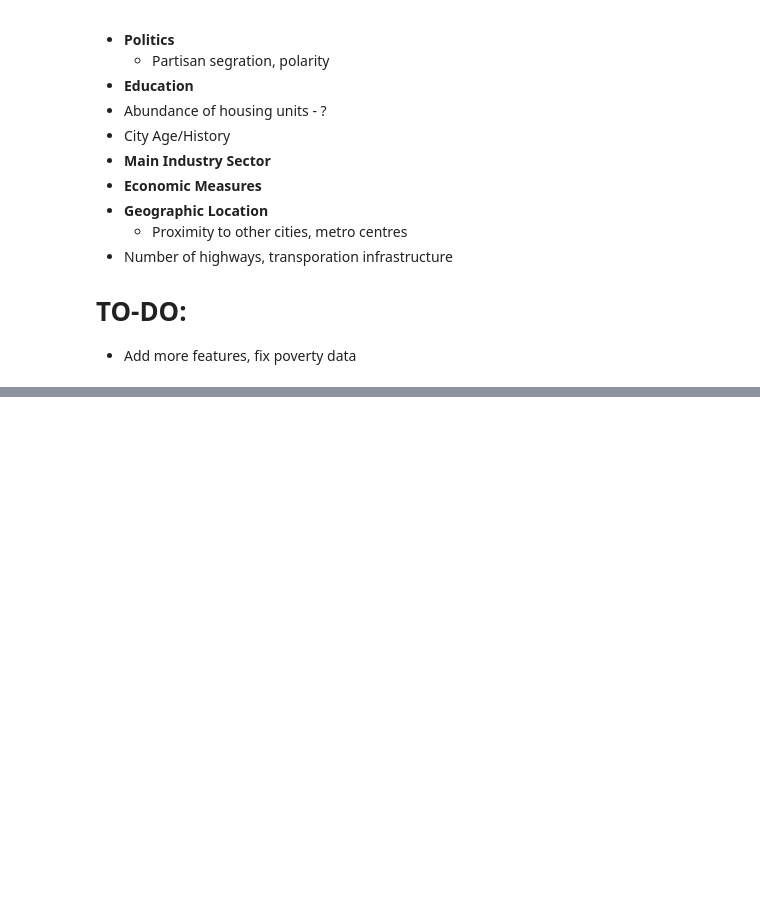
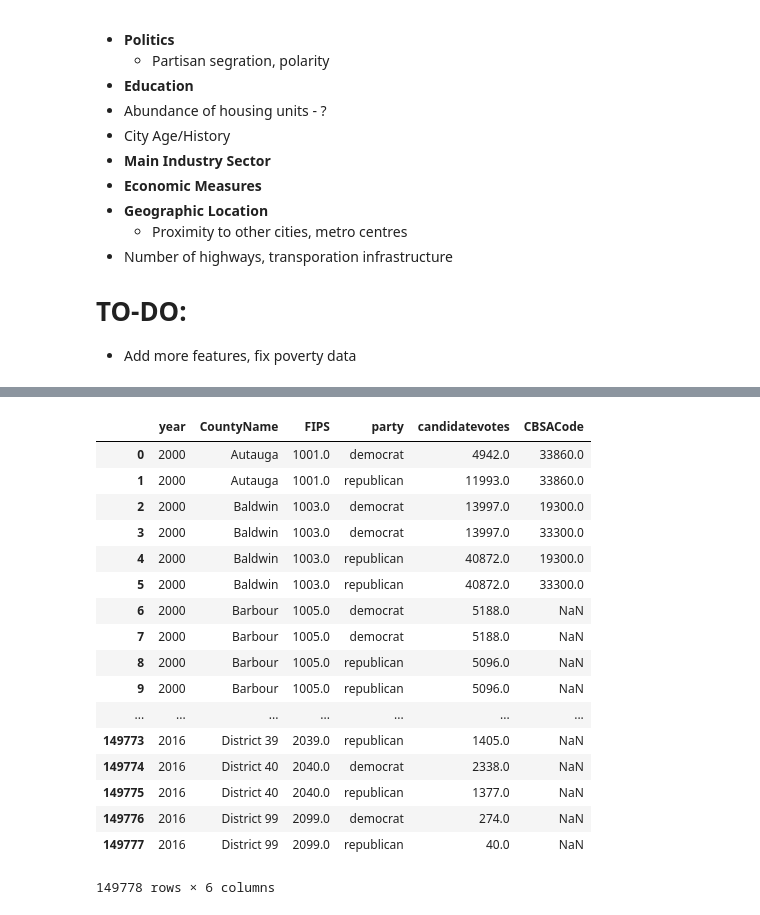
Before and after one commit to agupta01/ds3-zillow, a Jupyter notebook: geographic_eda/create_vectors.ipynb, the cells around one changed output, grey strips where cells are left out. Drawn from its saved outputs; the diff is of its cells as text; code cells hidden in the pictures; blank space fills up the shorter version.

Commit message:
Clean political data

```diff
--- a/geographic_eda/create_vectors.ipynb
+++ b/geographic_eda/create_vectors.ipynb
@@ -179,0 +106,14 @@ political_df
+# %%
+political_df = pd.read_csv('../geographic_eda/countypres_2000-2016.csv')
+political_df = political_df[#(political_df['year'] == 2004) &
+                            ((political_df['party'] == 'democrat')
+                           | (political_df['party'] == 'republican'))] #keep only dem and rep parties
+political_df.drop(
+    ['version', 'state_po', 'state', 'office', 'candidate', 'totalvotes'],
+    axis=1, inplace=True)
+political_df.dropna(subset=['FIPS'], axis=0, inplace=True)
+political_df.rename(columns={'county': 'CountyName'}, inplace=True)
+political_df['CountyName'] = political_df['CountyName'].apply(lambda x: str(x))
+
+print(political_df['party'].unique())
+political_df.head()
@@ -179,0 +128,3 @@ political_df
+# %%
+cw = pd.read_csv('../datasets/CountyCrossWalk_Zillow.csv')
+cw.head()
@@ -179,0 +138,4 @@ political_df
+# %%
+cw = cw[['CountyName', 'CBSACode']]
+cw['CountyName'] = cw['CountyName'].apply(lambda x: str(x))
+cw.head()
@@ -179,0 +149,21 @@ political_df
+# %%
+political_df.merge(cw, left_on='CountyName', right_on='CountyName', how='left')
+# %% [output]
+|  | year | CountyName | FIPS | party | candidatevotes | CBSACode |
+| 0 | 2000 | Autauga | 1001.0 | democrat | 4942.0 | 33860.0 |
+| 1 | 2000 | Autauga | 1001.0 | republican | 11993.0 | 33860.0 |
+| 2 | 2000 | Baldwin | 1003.0 | democrat | 13997.0 | 19300.0 |
+| 3 | 2000 | Baldwin | 1003.0 | democrat | 13997.0 | 33300.0 |
+| 4 | 2000 | Baldwin | 1003.0 | republican | 40872.0 | 19300.0 |
+| 5 | 2000 | Baldwin | 1003.0 | republican | 40872.0 | 33300.0 |
+| 6 | 2000 | Barbour | 1005.0 | democrat | 5188.0 | NaN |
+| 7 | 2000 | Barbour | 1005.0 | democrat | 5188.0 | NaN |
+| 8 | 2000 | Barbour | 1005.0 | republican | 5096.0 | NaN |
+| 9 | 2000 | Barbour | 1005.0 | republican | 5096.0 | NaN |
+| ... | ... | ... | ... | ... | ... | ... |
+| 149773 | 2016 | District 39 | 2039.0 | republican | 1405.0 | NaN |
+| 149774 | 2016 | District 40 | 2040.0 | democrat | 2338.0 | NaN |
+| 149775 | 2016 | District 40 | 2040.0 | republican | 1377.0 | NaN |
+| 149776 | 2016 | District 99 | 2099.0 | democrat | 274.0 | NaN |
+| 149777 | 2016 | District 99 | 2099.0 | republican | 40.0 | NaN |
+149778 rows × 6 columns
```
Also changed, not shown: parts of 8 cells of this notebook, 1 other file.
